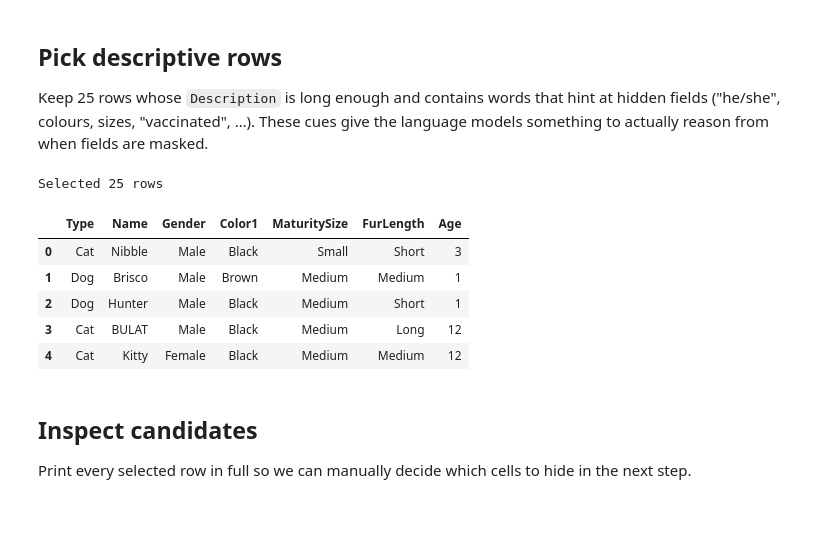
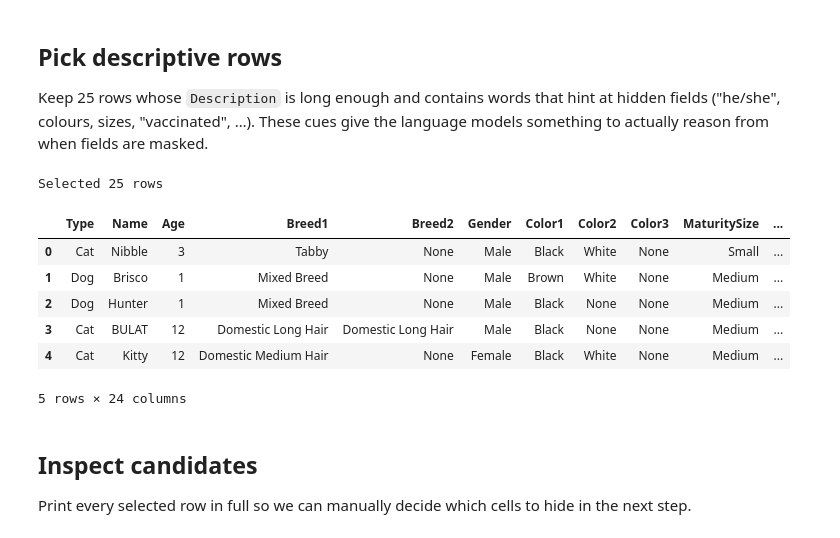
Before and after one commit to RaelMWare/dllm, a Jupyter notebook: notebooks/playground_2.ipynb, the cells around one changed output. Saved outputs shown, nothing was run; the diff lists cells and outputs as text; code cells hidden in the pictures.

```diff
--- a/notebooks/playground_2.ipynb
+++ b/notebooks/playground_2.ipynb
@@ -71,30 +84,32 @@ Keep 25 rows whose `Description` is long enough and contains words that hint at
 # %%
 CUE = re.compile(
     r"\b(?:he|she|him|her|his|hers|male|female|boy|girl|"
     r"black|white|brown|gray|grey|orange|yellow|tabby|cream|golden|"
     r"small|medium|large|tiny|huge|big|"
     r"short|long|fluffy|"
     r"vaccinated|sterilized|spayed|neutered|dewormed|kitten|puppy)\b",
     re.IGNORECASE,
 )
 
 mask = (
     train["Description"].notna()
     & (train["Description"].str.len() > 200)
     & train["Description"].str.contains(CUE, na=False, regex=True)
 )
 candidates = train[mask].head(25).reset_index(drop=True)
 candidates_readable = to_readable(candidates)
 print(f"Selected {len(candidates_readable)} rows")
-candidates_readable[["Type","Name","Gender","Color1","MaturitySize","FurLength","Age"]].head()
+#candidates_readable[["Type","Name","Gender","Color1","MaturitySize","FurLength","Age"]].head()
+candidates_readable.head()
 # %% [output]
 Selected 25 rows
-|  | Type | Name | Gender | Color1 | MaturitySize | FurLength | Age |
-| 0 | Cat | Nibble | Male | Black | Small | Short | 3 |
-| 1 | Dog | Brisco | Male | Brown | Medium | Medium | 1 |
-| 2 | Dog | Hunter | Male | Black | Medium | Short | 1 |
-| 3 | Cat | BULAT | Male | Black | Medium | Long | 12 |
-| 4 | Cat | Kitty | Female | Black | Medium | Medium | 12 |
+|  | Type | Name | Age | Breed1 | Breed2 | Gender | Color1 | Color2 | Color3 | MaturitySize | ... |
+| 0 | Cat | Nibble | 3 | Tabby | None | Male | Black | White | None | Small | ... |
+| 1 | Dog | Brisco | 1 | Mixed Breed | None | Male | Brown | White | None | Medium | ... |
+| 2 | Dog | Hunter | 1 | Mixed Breed | None | Male | Black | None | None | Medium | ... |
+| 3 | Cat | BULAT | 12 | Domestic Long Hair | Domestic Long Hair | Male | Black | None | None | Medium | ... |
+| 4 | Cat | Kitty | 12 | Domestic Medium Hair | None | Female | Black | White | None | Medium | ... |
+5 rows × 24 columns
 # %% [markdown]
 ## Inspect candidates
 
```
Also changed, not shown: parts of 7 cells of this notebook.
